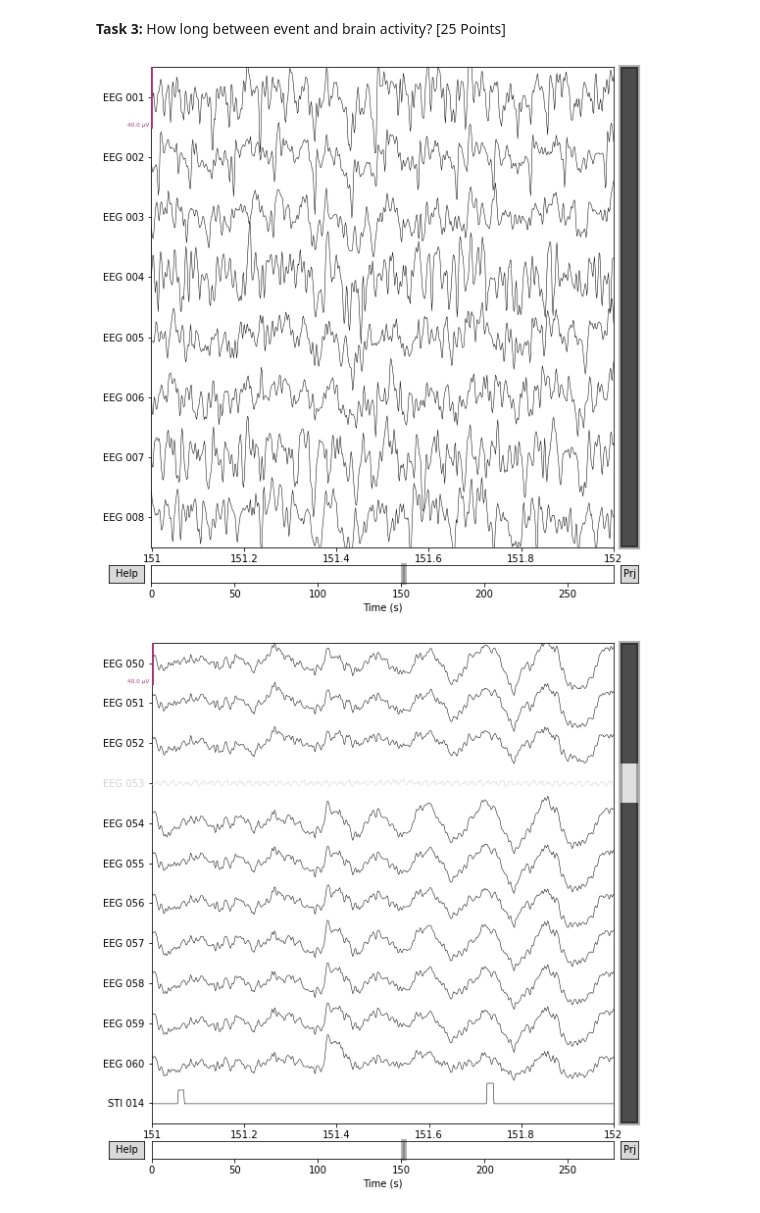
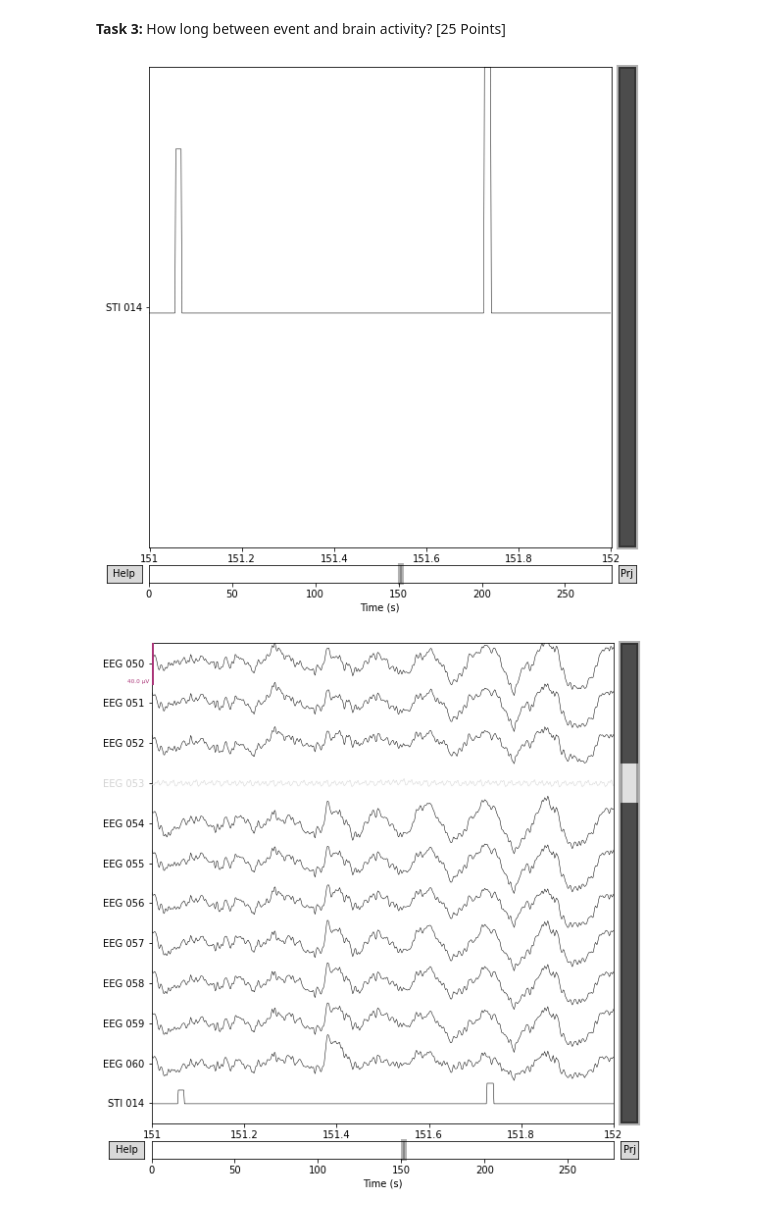
Before and after one commit to bostongfx/cs666student_2023, a Jupyter notebook: CS666_Assignment_2.ipynb, the cells around one changed output. Cells and saved outputs as stored; diff of their text form; code cells hidden in the pictures.

```diff
--- a/CS666_Assignment_2.ipynb
+++ b/CS666_Assignment_2.ipynb
@@ -138,9 +143,9 @@ raw.info['bads']
 # %%
 # the following code plots the stimulus channel for the same time
 chan_idxs2 = [raw.ch_names.index('STI 014')]
-stim = raw.plot(order=chan_idxs, start=151, duration=1)
+stim = raw.plot(order=chan_idxs2, start=151, duration=1)
 # %% [output]
-[figure, old version]
+[figure, new version]
 # %%
 # TODO Please combine the last two plots into one.
 # the plot should show EEG channels 50-60 and the stimulus channel together.
```
Also changed, not shown: parts of 4 cells of this notebook.
